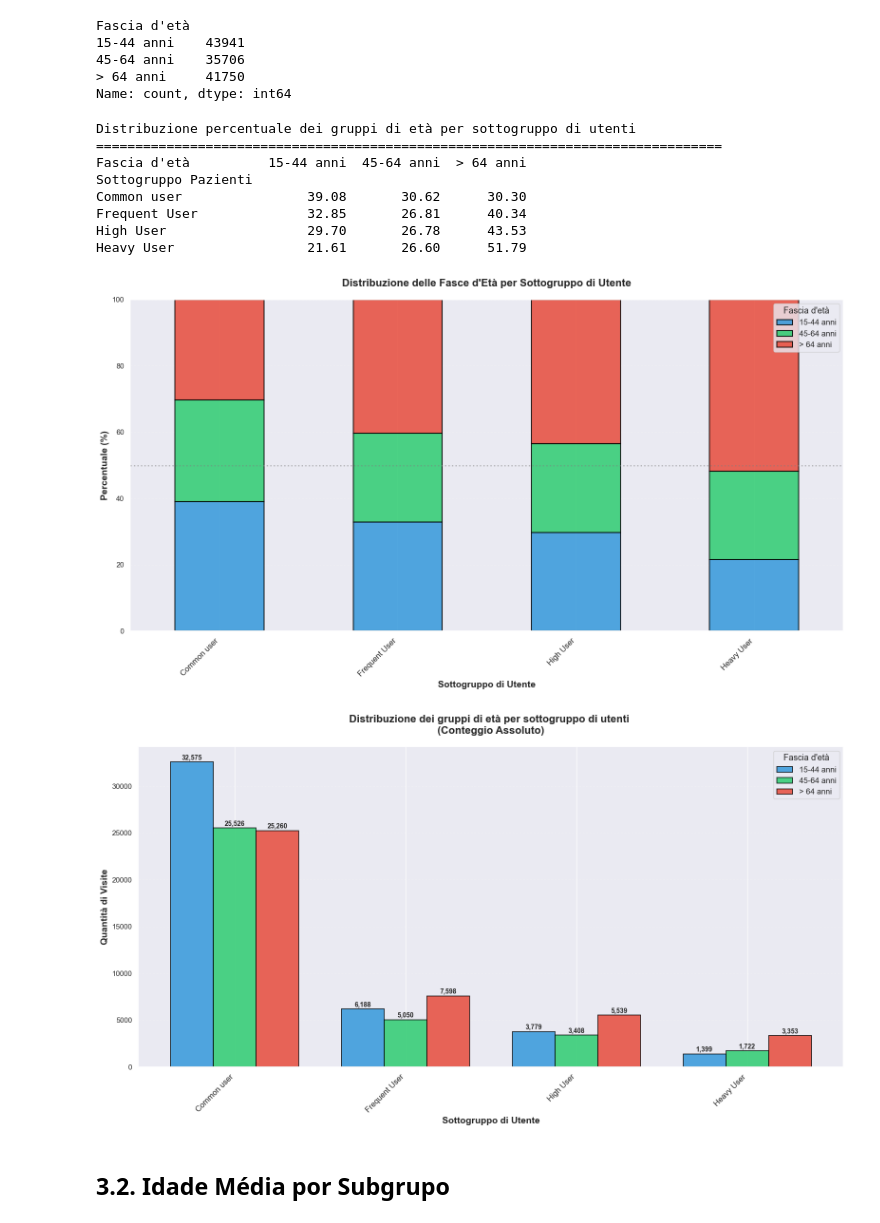
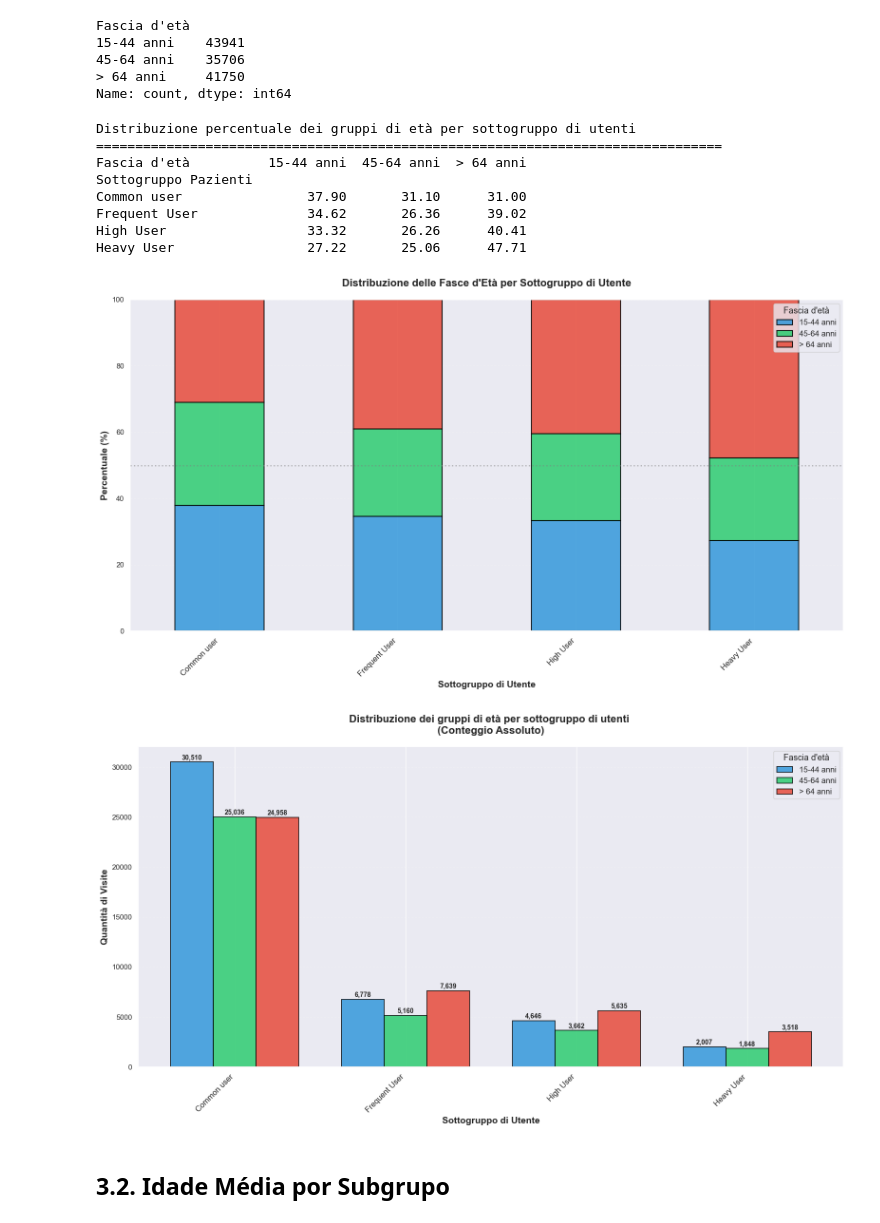
Before and after one commit to almir-martins/mari_doutorado, a Jupyter notebook: analises/analise_mari.ipynb, the cells around one changed output. Drawn from its saved outputs; the diff is of its cells as text; code cells hidden in the pictures.

```diff
--- a/analises/analise_mari.ipynb
+++ b/analises/analise_mari.ipynb
@@ -673,6 +682,6 @@ plt.show()
 # %%
 # Contar os principais problemas de saúde
-principais_problemas = df['Problemi Principale'].value_counts().head(10)
+principais_problemas = df['Problema Principale'].value_counts().head(10)
 
 print(f"I 10 principali problemi di salute - {periodo}")
 print("=" * 80)
@@ -1456,7 +1465,7 @@ def categoriza_idade(idade):
         return 'Outro'
 
 # Aplicar a categorização ao dataframe
-df["Fascia d'età"] = df['Idade'].apply(categoriza_idade)
+df["Fascia d'età"] = df['Età'].apply(categoriza_idade)
 
 # Verificar a distribuição geral
 print("Distribuzione Generale delle Fasce d'Età")
@@ -1492,10 +1501,10 @@ Distribuzione percentuale dei gruppi di età per sottogruppo di utenti
 ================================================================================
 Fascia d'età          15-44 anni  45-64 anni  > 64 anni
 Sottogruppo Pazienti
-Common user                39.08       30.62      30.30
-Frequent User              32.85       26.81      40.34
-High User                  29.70       26.78      43.53
-Heavy User                 21.61       26.60      51.79
+Common user                37.90       31.10      31.00
+Frequent User              34.62       26.36      39.02
+High User                  33.32       26.26      40.41
+Heavy User                 27.22       25.06      47.71
 # %%
 # Gráfico de barras empilhadas - Distribuição de faixas etárias por subgrupo
 fig, ax = plt.subplots(figsize=(16, 9))
@@ -1519,43 +1528,43 @@ ax.axhline(y=50, color='gray', linestyle=':', linewidth=2, alpha=0.5)
 plt.tight_layout()
 plt.show()
 # %% [output]
-[figure, old version]
+[figure, new version]
 # %%
 # Gráfico de barras agrupadas - Contagem absoluta
-faixas_contagem = pd.crosstab(df['Sottogruppo Pazienti'], df['Faixa_Etaria'])
+faixas_contagem = pd.crosstab(df['Sottogruppo Pazienti'], df["Fascia d'età"])
 faixas_contagem = faixas_contagem[ordem_faixas]
 faixas_contagem = faixas_contagem.reindex(ordem_subgrupos)
 
 fig, ax = plt.subplots(figsize=(16, 9))
 
 x_pos = np.arange(len(ordem_subgrupos))
 width = 0.25
 
 for i, faixa in enumerate(ordem_faixas):
     offset = width * (i - 1)
     bars = ax.bar(x_pos + offset, faixas_contagem[faixa], width,
                    label=faixa, color=cores_faixas[i],
                    edgecolor='black', linewidth=1.2, alpha=0.85)
 
     # Adicionar valores nas barras
     for j, v in enumerate(faixas_contagem[faixa]):
         if v > 0:
             ax.text(j + offset, v + 100, f'{v:,}',
                    ha='center', va='bottom', fontsize=10, fontweight='bold')
 
 ax.set_xlabel('Sottogruppo di Utente', fontsize=14, fontweight='bold')
 ax.set_ylabel('Quantità di Visite', fontsize=14, fontweight='bold')
 ax.set_title("Distribuzione dei gruppi di età per sottogruppo di utenti \n(Conteggio Assoluto)",
              fontsize=16, fontweight='bold', pad=20)
 ax.set_xticks(x_pos)
 ax.set_xticklabels(ordem_subgrupos, rotation=45, ha='right', fontsize=12)
 ax.legend(title='Fascia d\'età', fontsize=12, title_fontsize=13, loc='upper right')
 ax.grid(axis='y', alpha=0.3, linestyle='--')
 
 plt.tight_layout()
 plt.show()
 # %% [output]
-[figure, old version]
+[figure, new version]
 # %% [markdown]
 ## 3.2. Idade Média por Subgrupo
 # %%
```
Also changed, not shown: parts of 54 cells of this notebook.
